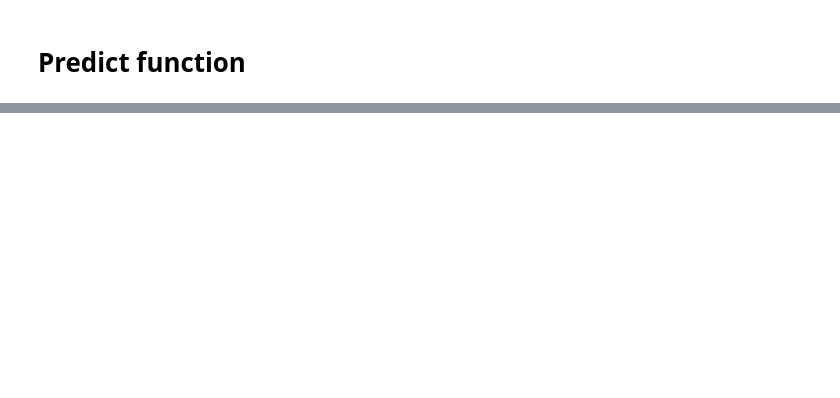
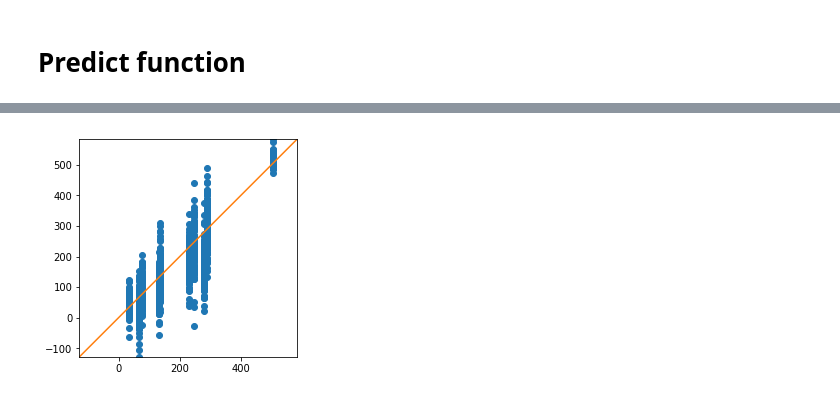
Before and after one commit to agomezlievano/HopkinsKing2010, a Jupyter notebook: HK_0002_testing_the_module.ipynb, the cells around one changed output, grey strips where cells are left out. Cells and saved outputs as stored; diff of their text form; code cells hidden in the pictures; blank space fills up the shorter version.

```diff
--- a/HK_0002_testing_the_module.ipynb
+++ b/HK_0002_testing_the_module.ipynb
@@ -285,0 +195,9 @@ where matrices $\mathbf{H}$ and $\mathbf{V}$ are dimensionality reduction matric
+# %%
+# Range of possible parameters
+candidates_parameters = {'kwords': [15, 20, 25, 35, 50, 75, 100],
+                         'min_freq': [20, 40, 80, 120, 160, 320, 640],
+                        'sample_with_weights': [True, False]}
+# %%
+best_hkparams = hopkinsking_GridSearchCV(X_train, col_names = ["cleaned_text", "cpc_1_text"],
+                                         params_multiple_vals = candidates_parameters,
+                                         num_splits=5, doprint=True)
@@ -285,0 +228,16 @@ where matrices $\mathbf{H}$ and $\mathbf{V}$ are dimensionality reduction matric
+# %%
+num_samplings = 100
+estimated_vecs = np.zeros((len(y_train), num_samplings))
+myanalyzer_i = HopkinsKingCategoryCount(col_names = ["cleaned_text", "cpc_1_text"], **best_hkparams)
+for i in range(num_samplings):
+    # In order to sample different k-words, I need to fit the data within the loop
+    myanalyzer_i.fit(X_train)
+    N_per_C_i = myanalyzer_i.predict(X_validation)
+    estimated_vecs[:,i] = N_per_C_i
+# %%
+estimated_widedf = pd.DataFrame(estimated_vecs, index=y_train.index,
+                            columns = [f"sim{i+1}" for i in range(num_samplings)]).reset_index()
+estimated_widedf['pC_true'] = y_validation.values
+
+estimated_longdf = estimated_widedf.melt(id_vars = ['cpc_1_text', 'pC_true'],
+                                         var_name = 'simulation', value_name = 'pC_est')
@@ -285,0 +252,11 @@ where matrices $\mathbf{H}$ and $\mathbf{V}$ are dimensionality reduction matric
+# %%
+xline = np.linspace(estimated_longdf['pC_est'].min(),
+                    estimated_longdf['pC_est'].max())
+
+plt.plot(estimated_longdf.pC_true.values, estimated_longdf.pC_est.values, marker='o', linestyle='None')
+plt.plot(xline, xline)
+plt.ylim(estimated_longdf['pC_est'].min(),estimated_longdf['pC_est'].max())
+plt.xlim(estimated_longdf['pC_est'].min(),estimated_longdf['pC_est'].max())
+plt.axes().set_aspect('equal')
+plt.show()
+# %% [output]
@@ -285,0 +265 @@ where matrices $\mathbf{H}$ and $\mathbf{V}$ are dimensionality reduction matric
+[figure, added]
```
Also changed, not shown: parts of 55 cells of this notebook, 4 other files.
